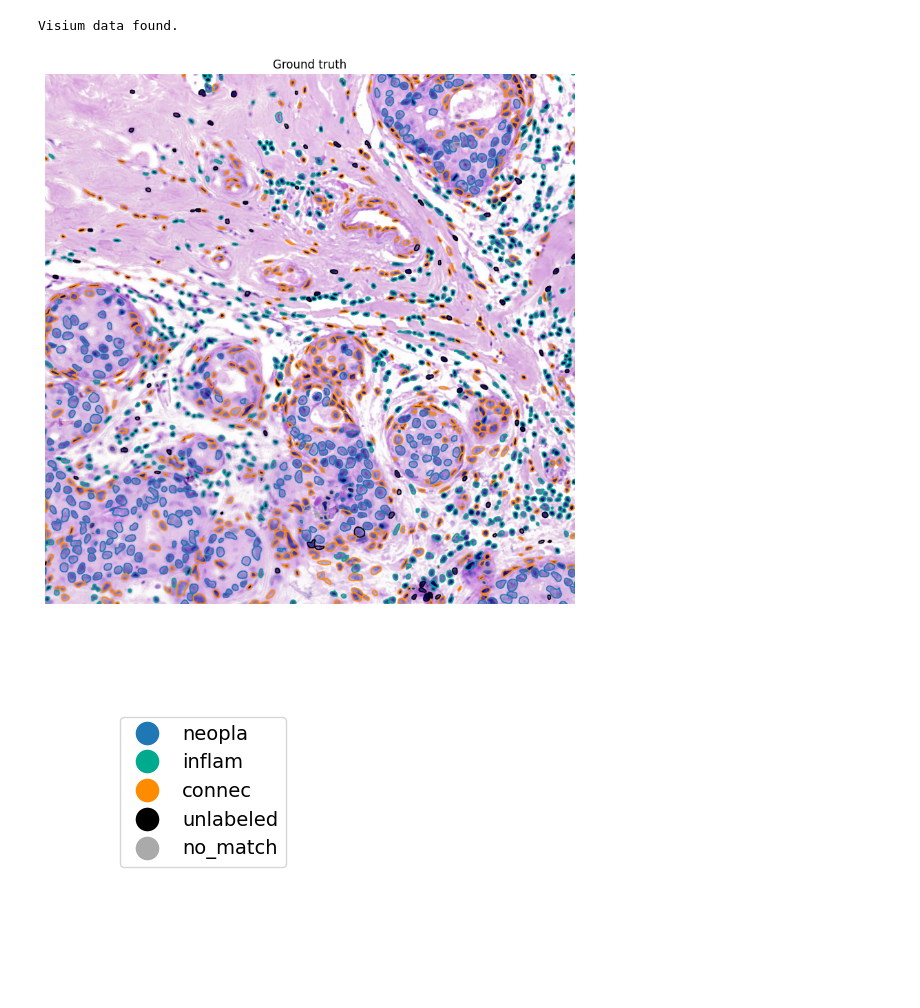
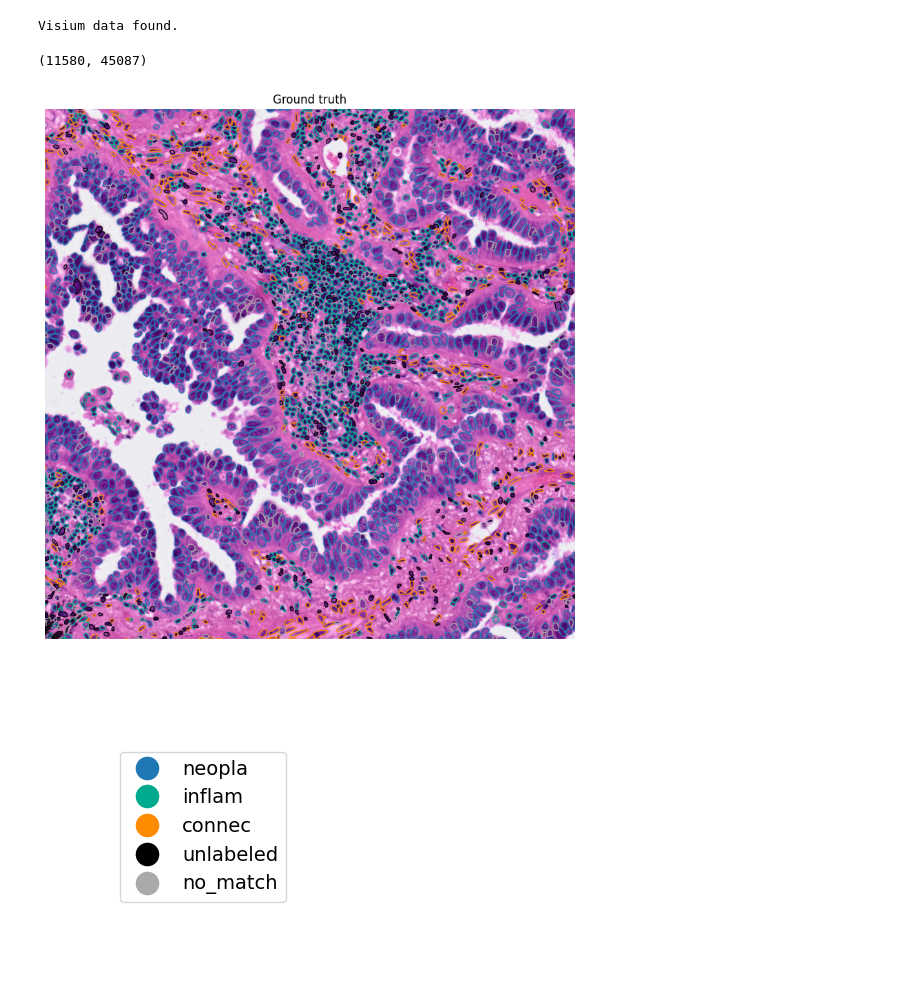
Before and after one commit to lucagortana/HEDeST, a Jupyter notebook: benchmark/hovernet_benchmark.ipynb, the cells around one changed output. Drawn from its saved outputs; the diff is of its cells as text; code cells hidden in the pictures.

```diff
--- a/benchmark/hovernet_benchmark.ipynb
+++ b/benchmark/hovernet_benchmark.ipynb
@@ -75,12 +78,16 @@ plotter_gt = StdVisualizer(image_path=image_path,
                         color_dict=color_dict_all)
 # %% [output]
 Visium data found.
+# %%
+plotter_gt.original_size
+# %% [output]
+(11580, 45087)
 # %%
-window = ((17000, 17000), (1500, 1500))
+window = ((4500, 14500), (2000, 2000))
 plotter_gt.plot_seg(window=window, show_visium=False, title='Ground truth', display=True, figsize=(10, 10))
 # fig.savefig(f"../results/HoVerNet/{adata_name}/crop_3types_gt_17000_17000_1500.png", dpi=300, bbox_inches='tight')
 # %% [output]
-[figure, old version]
+[figure, new version]
 # %%
 from hedest.analysis.plots import plot_legend
 
```
Also changed, not shown: parts of 7 cells of this notebook, 1 other file.
